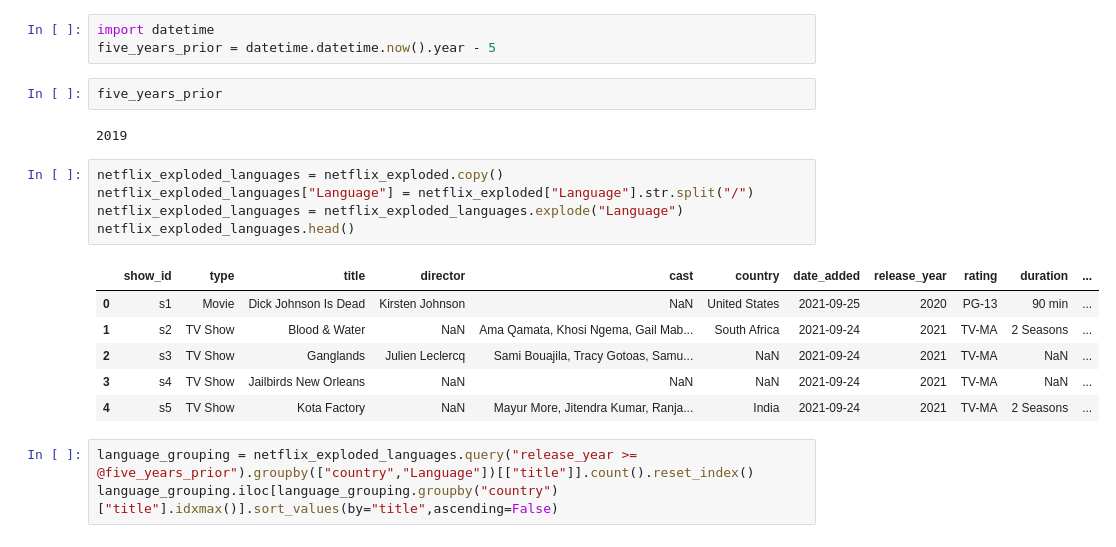
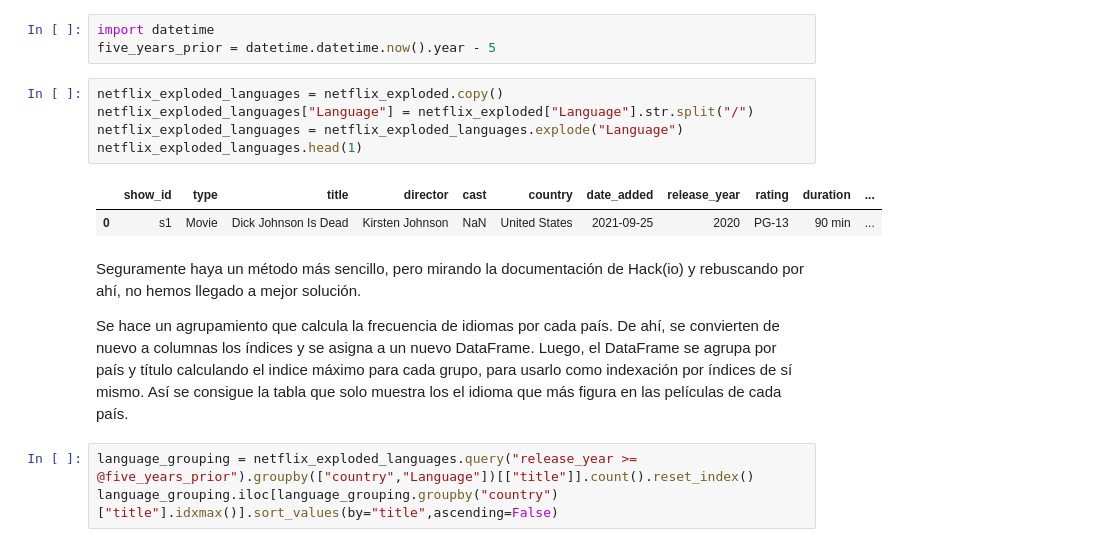
Before and after one commit to MiguelLopezVirues/modulo2_leccion3_pandas_filtrado_groupby, a Jupyter notebook: laboratorio-modulo2-leccion03-groupby.ipynb, the cells around one changed output. Drawn from its saved outputs; the diff is of its cells as text.

```diff
--- a/laboratorio-modulo2-leccion03-groupby.ipynb
+++ b/laboratorio-modulo2-leccion03-groupby.ipynb
@@ -402,22 +402,18 @@ netflix.groupby("director")[["title"]].count().sort_values(by="title",ascending=
 # %%
 import datetime
 five_years_prior = datetime.datetime.now().year - 5
-# %%
-five_years_prior
-# %% [output]
-2019
 # %%
 netflix_exploded_languages = netflix_exploded.copy()
 netflix_exploded_languages["Language"] = netflix_exploded["Language"].str.split("/")
 netflix_exploded_languages = netflix_exploded_languages.explode("Language")
-netflix_exploded_languages.head()
+netflix_exploded_languages.head(1)
 # %% [output]
 |  | show_id | type | title | director | cast | country | date_added | release_year | rating | duration | ... |
 | 0 | s1 | Movie | Dick Johnson Is Dead | Kirsten Johnson | NaN | United States | 2021-09-25 | 2020 | PG-13 | 90 min | ... |
-| 1 | s2 | TV Show | Blood & Water | NaN | Ama Qamata, Khosi Ngema, Gail Mab... | South Africa | 2021-09-24 | 2021 | TV-MA | 2 Seasons | ... |
-| 2 | s3 | TV Show | Ganglands | Julien Leclercq | Sami Bouajila, Tracy Gotoas, Samu... | NaN | 2021-09-24 | 2021 | TV-MA | NaN | ... |
-| 3 | s4 | TV Show | Jailbirds New Orleans | NaN | NaN | NaN | 2021-09-24 | 2021 | TV-MA | NaN | ... |
-| 4 | s5 | TV Show | Kota Factory | NaN | Mayur More, Jitendra Kumar, Ranja... | India | 2021-09-24 | 2021 | TV-MA | 2 Seasons | ... |
+# %% [markdown]
+Seguramente haya un método más sencillo, pero mirando la documentación de Hack(io) y rebuscando por ahí, no hemos llegado a mejor solución.
+
+Se hace un agrupamiento que calcula la frecuencia de idiomas por cada país. De ahí, se convierten de nuevo a columnas los índices y se asigna a un nuevo DataFrame. Luego, el DataFrame se agrupa por país y título calculando el indice máximo para cada grupo, para usarlo como indexación por índices de sí mismo. Así se consigue la tabla que solo muestra los el idioma que más figura en las películas de cada país.
 # %%
 language_grouping = netflix_exploded_languages.query("release_year >= @five_years_prior").groupby(["country","Language"])[["title"]].count().reset_index()
 language_grouping.iloc[language_grouping.groupby("country")["title"].idxmax()].sort_values(by="title",ascending=False)
```
